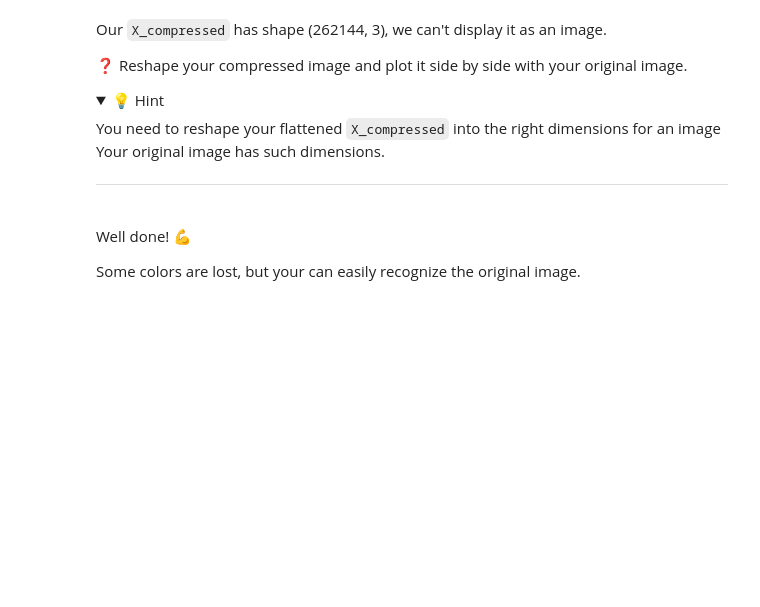
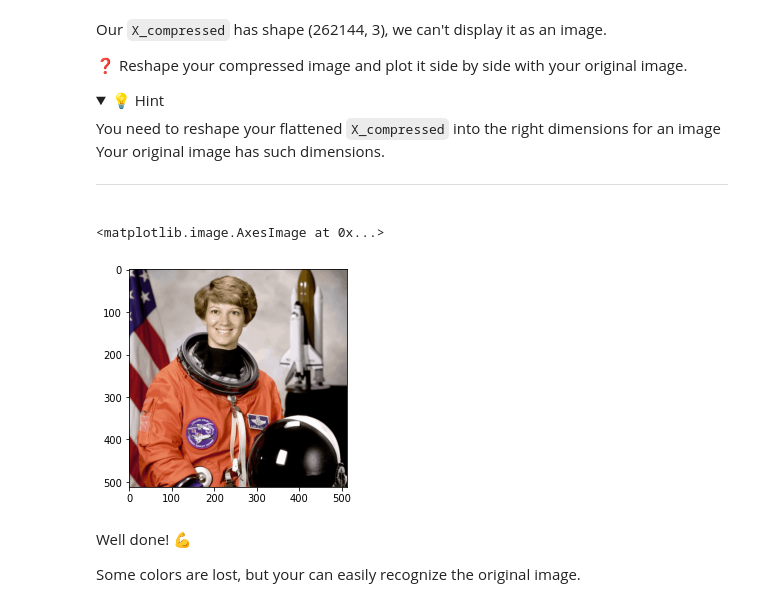
Before and after one commit to guipyc/data-image-compression, a Jupyter notebook: image_compression.ipynb, the cells around one changed output. Drawn from its saved outputs; the diff is of its cells as text; code cells hidden in the pictures; folded sections open; blank space fills up the shorter version.

```diff
--- a/image_compression.ipynb
+++ b/image_compression.ipynb
@@ -174,3 +248,5 @@ We can then use this "mean cluster color" as the RGB values for each pixel in th
+# %%
+centers  = kmeans.cluster_centers_
 # %% [markdown]
 ☝️Each cluster_center is a vector of RGB values, it represents the mean color of the cluster
 # %% [markdown]
@@ -196,0 +294,8 @@ Our colors in `X_compressed` are in `float64`.
+# %%
+X_compressed = []
+for pixel in pixels:
+    p_list = [centers[pixel][0],centers[pixel][1],centers[pixel][2]]
+    X_compressed.append(p_list)
+
+X_compressed = np.array(X_compressed)
+X_compressed[0:10]
@@ -196,0 +313,3 @@ Our colors in `X_compressed` are in `float64`.
+# %%
+X_compressed = X_compressed.astype(np.uint8)
+X_compressed
@@ -221,3 +354,10 @@ Your original image has such dimensions.
+# %%
+X_compressed = X_compressed.reshape(512,512, 3)
+# %%
+plt.imshow(X_compressed)
+# %% [output]
+<matplotlib.image.AxesImage at 0x...>
+[figure, added]
 # %% [markdown]
 Well done! 💪
 
```
Also changed, not shown: parts of 30 cells of this notebook, 1 other file.
